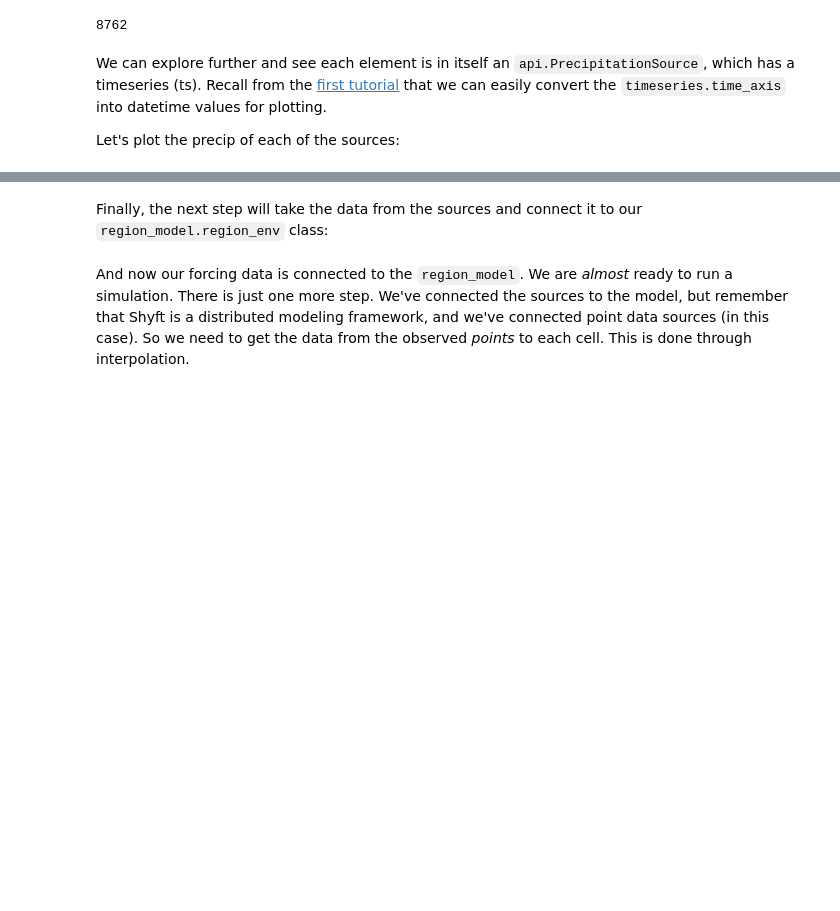
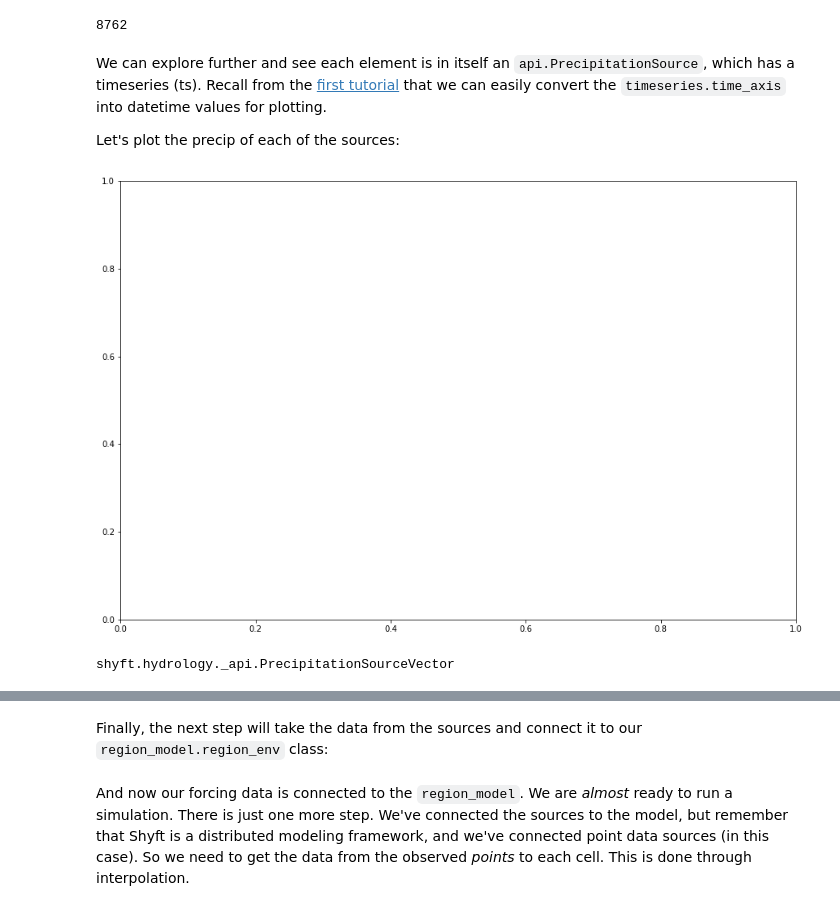
Before and after one commit to jacobqs/MST-Himalaya, a Jupyter notebook: shyft_workspace_copy/shyft_workspace/shyft-doc/public/notebooks/budhi_gandaki/repositories_intro_with_new_repo.ipynb, the cells around one changed output, grey strips where cells are left out. Cells and saved outputs as stored; diff of their text form; code cells hidden in the pictures; blank space fills up the shorter version.

```diff
--- a/shyft_workspace_copy/shyft_workspace/shyft-doc/public/notebooks/budhi_gandaki/repositories_intro_with_new_repo.ipynb
+++ b/shyft_workspace_copy/shyft_workspace/shyft-doc/public/notebooks/budhi_gandaki/repositories_intro_with_new_repo.ipynb
@@ -421,3 +423,11 @@ len(prec[0].ts.time_axis.time_points)
 We can explore further and see each element is in itself an `api.PrecipitationSource`, which has a timeseries (ts). Recall from the [first tutorial](run_nea_nidelva.ipynb#Visualizing-the-discharge-for-each-[sub-]catchment) that we can easily convert the `timeseries.time_axis` into datetime values for plotting.
 
 Let's plot the precip of each of the sources:
+# %%
+fig, ax = plt.subplots(figsize=(15,10))
+# %% [output]
+[figure, added]
+# %%
+type(prec)
+# %% [output]
+shyft.hydrology._api.PrecipitationSourceVector
```
Also changed, not shown: parts of 3 cells of this notebook, 3 other files.
